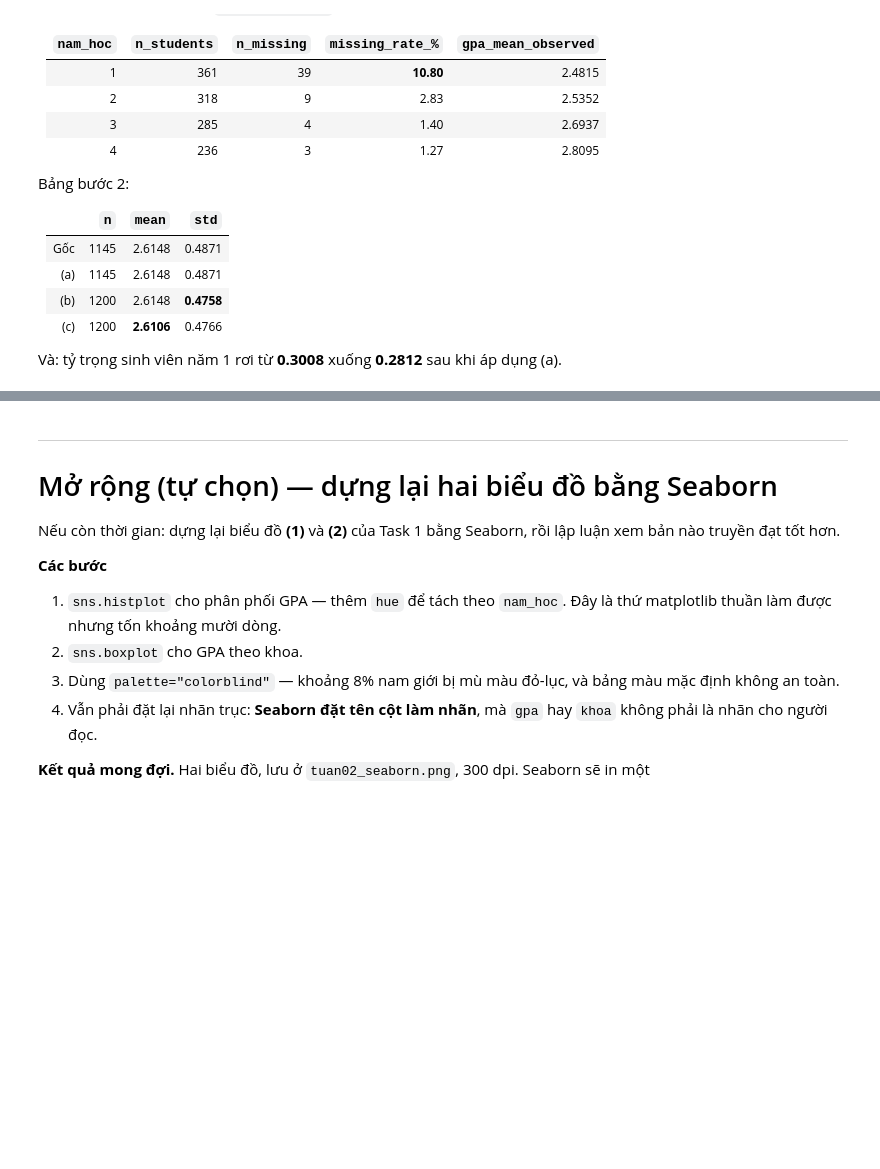
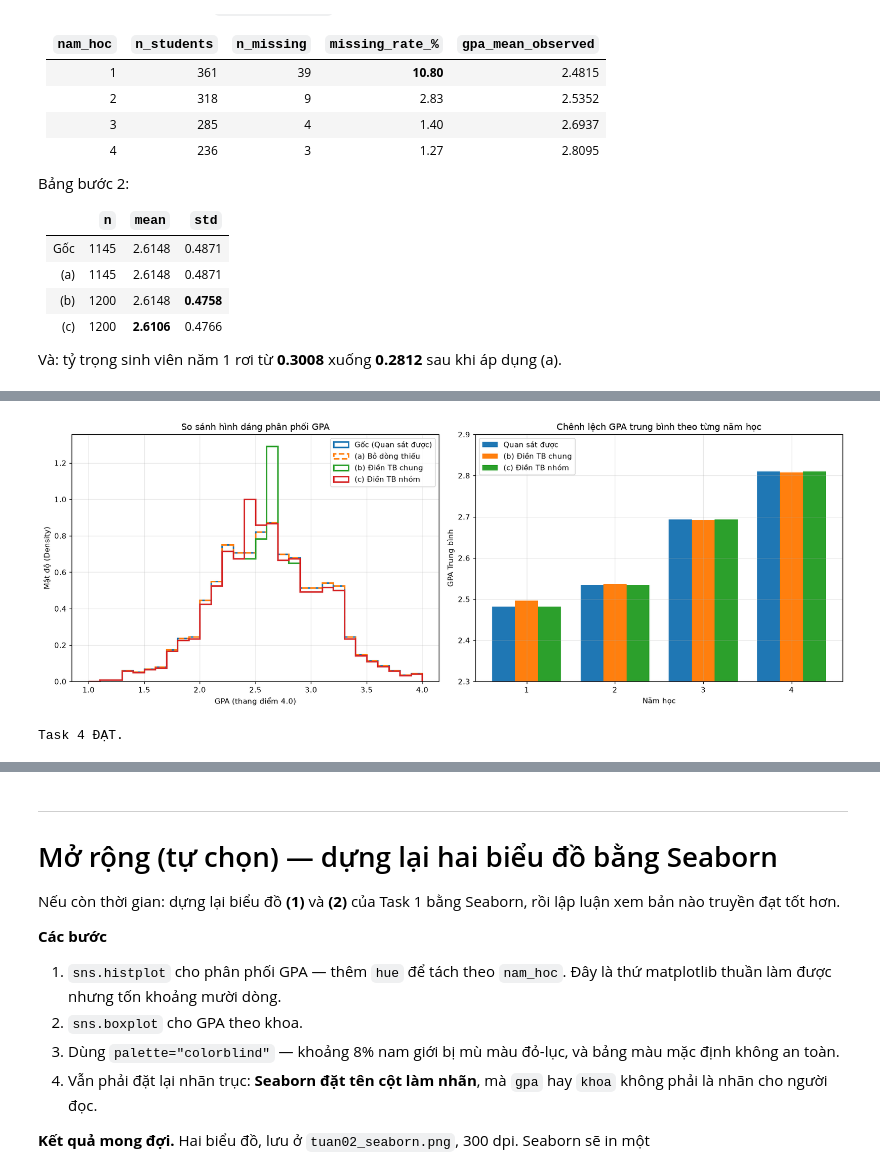
Before and after one commit to Anh-Thu12/Tuan02_ThucHanh_AI, a Jupyter notebook: lab_exercises/Tuan02_2305CT0697_Hồ Ngọc Anh Thư.ipynb, the cells around one changed output, grey strips where cells are left out. Cells and saved outputs as stored; diff of their text form; code cells hidden in the pictures; blank space fills up the shorter version.

```diff
--- a/lab_exercises/Tuan02_ThucHanh_VI.ipynb
+++ b/lab_exercises/Tuan02_2305CT0697_Hồ Ngọc Anh Thư.ipynb
@@ -1005,3 +1069,50 @@ print("Task 4 ĐẠT.")
+# %%
+# --- 4.3 Vẽ ba phân phối cùng với phân phối gốc, trên MỘT hình ---
+fig, (ax1, ax2) = plt.subplots(1, 2, figsize=(15, 5.5))
+
+bins = np.linspace(1.0, 4.0, 31)
+
+# (1) Vẽ 4 đường phân phối lên ax1
+# Lưu ý: original có NaN nên cần dropna() để matplotlib không báo lỗi.
+# Đường "Gốc" và "A" sẽ trùng khít nhau do chiến lược A chỉ là dropna.
+ax1.hist(original.dropna(), bins=bins, histtype="step", density=True, linewidth=2, label="Gốc (Quan sát được)")
+ax1.hist(A, bins=bins, histtype="step", density=True, linewidth=2, linestyle="--", label="(a) Bỏ dòng thiếu")
+ax1.hist(B, bins=bins, histtype="step", density=True, linewidth=2, label="(b) Điền TB chung")
+ax1.hist(C, bins=bins, histtype="step", density=True, linewidth=2, label="(c) Điền TB nhóm")
+
+ax1.set_xlabel("GPA (thang điểm 4.0)")
+ax1.set_ylabel("Mật độ (Density)")
+ax1.set_title("So sánh hình dáng phân phối GPA")
+ax1.legend()
+
+# (2) Vẽ biểu đồ cột nhóm lên ax2
+x = np.arange(len(by_year))
+w = 0.26
+
+ax2.bar(x - w, by_year["quan_sat_duoc"], width=w, label="Quan sát được")
+ax2.bar(x, by_year["tb_chung"], width=w, label="(b) Điền TB chung")
+ax2.bar(x + w, by_year["tb_nhom"], width=w, label="(c) Điền TB nhóm")
+
+ax2.set_ylim(2.3, 2.9)
+ax2.set_xticks(x)
+ax2.set_xticklabels(by_year.index)
+ax2.set_xlabel("Năm học")
+ax2.set_ylabel("GPA Trung bình")
+ax2.set_title("Chênh lệch GPA trung bình theo từng năm học")
+ax2.legend()
+
+fig.tight_layout()
+
+# Lưu hình ảnh
+fig.savefig("tuan02_so_sanh_dien_khuyet.png", dpi=300, bbox_inches="tight")
+plt.show()
+
+assert ax1.get_xlabel() and ax1.get_ylabel() and ax1.get_title()
+assert ax2.get_xlabel() and ax2.get_ylabel() and ax2.get_title()
+print("Task 4 ĐẠT.")
+# %% [output]
+[figure, added]
+Task 4 ĐẠT.
 # %% [markdown]
 ### Kết luận của bạn
 
```
Also changed, not shown: parts of 11 cells of this notebook.
